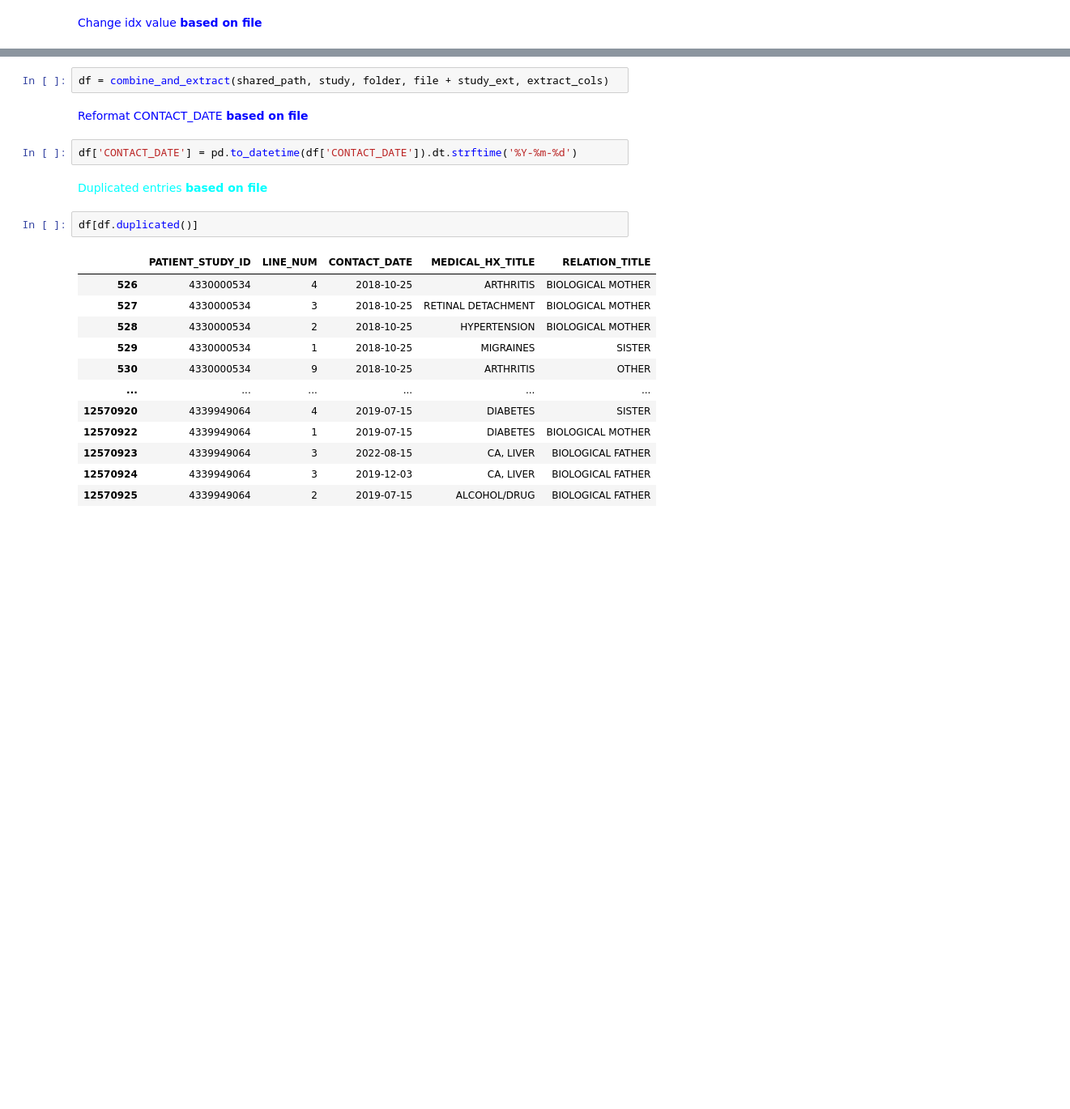
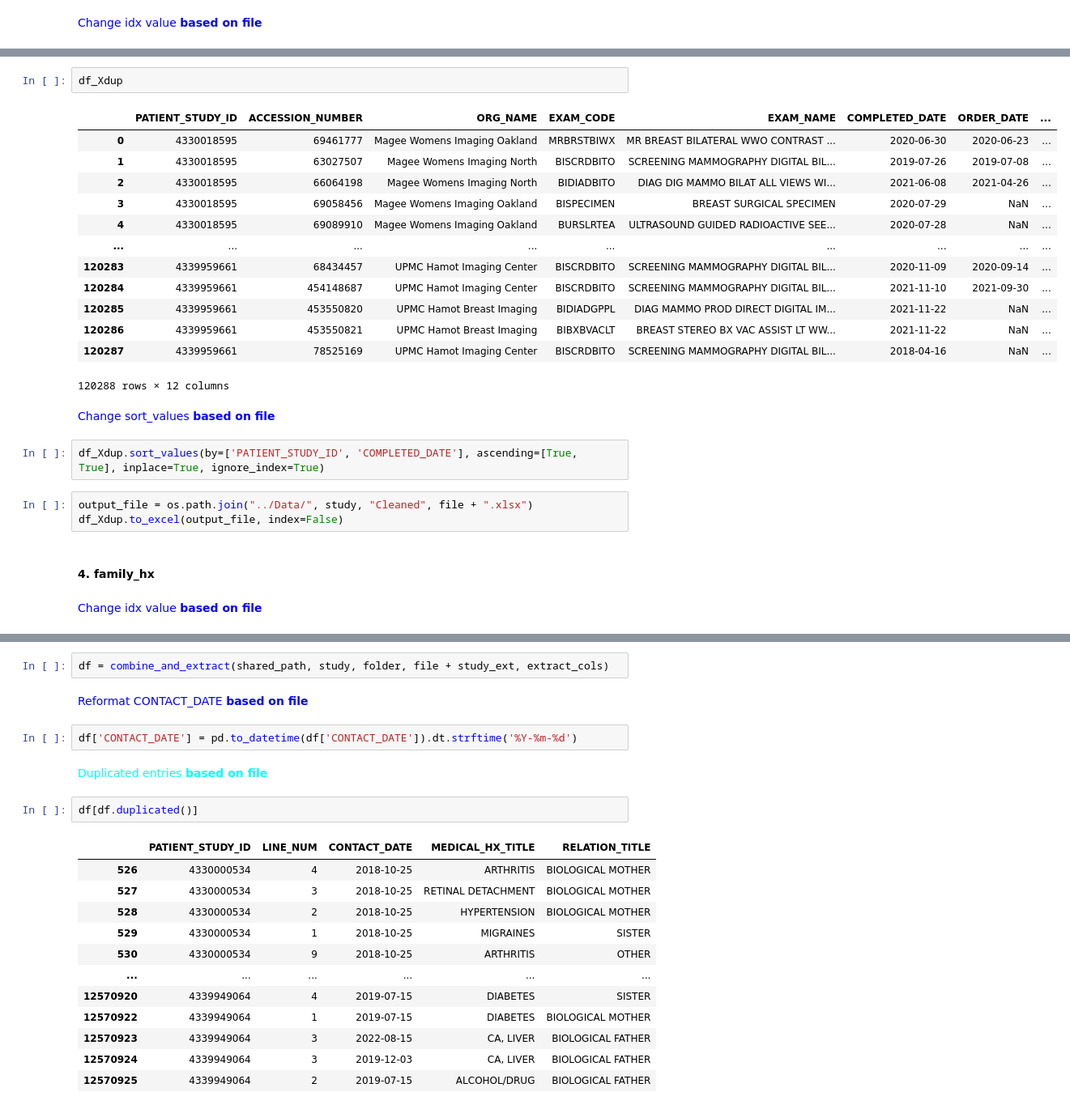
Before and after one commit to tracy01014/MO-DBT-data-curation, a Jupyter notebook: data_curation.ipynb, the cells around one changed output, grey strips where cells are left out. Shown at 81% size. Cells and saved outputs as stored; diff of their text form; blank space fills up the shorter version.

```diff
--- a/data_curation.ipynb
+++ b/data_curation.ipynb
@@ -275,0 +244,27 @@ family_hx
+# %%
+df_Xdup
+# %% [output]
+|  | PATIENT_STUDY_ID | ACCESSION_NUMBER | ORG_NAME | EXAM_CODE | EXAM_NAME | COMPLETED_DATE | ORDER_DATE | ... |
+| 0 | 4330018595 | 69461777 | Magee Womens Imaging Oakland | MRBRSTBIWX | MR BREAST BILATERAL WWO CONTRAST ... | 2020-06-30 | 2020-06-23 | ... |
+| 1 | 4330018595 | 63027507 | Magee Womens Imaging North | BISCRDBITO | SCREENING MAMMOGRAPHY DIGITAL BIL... | 2019-07-26 | 2019-07-08 | ... |
+| 2 | 4330018595 | 66064198 | Magee Womens Imaging North | BIDIADBITO | DIAG DIG MAMMO BILAT ALL VIEWS WI... | 2021-06-08 | 2021-04-26 | ... |
+| 3 | 4330018595 | 69058456 | Magee Womens Imaging Oakland | BISPECIMEN | BREAST SURGICAL SPECIMEN | 2020-07-29 | NaN | ... |
+| 4 | 4330018595 | 69089910 | Magee Womens Imaging Oakland | BURSLRTEA | ULTRASOUND GUIDED RADIOACTIVE SEE... | 2020-07-28 | NaN | ... |
+| ... | ... | ... | ... | ... | ... | ... | ... | ... |
+| 120283 | 4339959661 | 68434457 | UPMC Hamot Imaging Center | BISCRDBITO | SCREENING MAMMOGRAPHY DIGITAL BIL... | 2020-11-09 | 2020-09-14 | ... |
+| 120284 | 4339959661 | 454148687 | UPMC Hamot Imaging Center | BISCRDBITO | SCREENING MAMMOGRAPHY DIGITAL BIL... | 2021-11-10 | 2021-09-30 | ... |
+| 120285 | 4339959661 | 453550820 | UPMC Hamot Breast Imaging | BIDIADGPPL | DIAG MAMMO PROD DIRECT DIGITAL IM... | 2021-11-22 | NaN | ... |
+| 120286 | 4339959661 | 453550821 | UPMC Hamot Breast Imaging | BIBXBVACLT | BREAST STEREO BX VAC ASSIST LT WW... | 2021-11-22 | NaN | ... |
+| 120287 | 4339959661 | 78525169 | UPMC Hamot Imaging Center | BISCRDBITO | SCREENING MAMMOGRAPHY DIGITAL BIL... | 2018-04-16 | NaN | ... |
+120288 rows × 12 columns
+# %% [markdown]
+<span style="color: blue;">Change sort_values **based on file**</span>
+# %%
+df_Xdup.sort_values(by=['PATIENT_STUDY_ID', 'COMPLETED_DATE'], ascending=[True, True], inplace=True, ignore_index=True)
+# %%
+output_file = os.path.join("../Data/", study, "Cleaned", file + ".xlsx")
+df_Xdup.to_excel(output_file, index=False)
+# %% [markdown]
+#### 4. family_hx
+# %% [markdown]
+<span style="color: blue;">Change idx value **based on file**</span>
```
Also changed, not shown: parts of 41 cells of this notebook, 3 other files.
